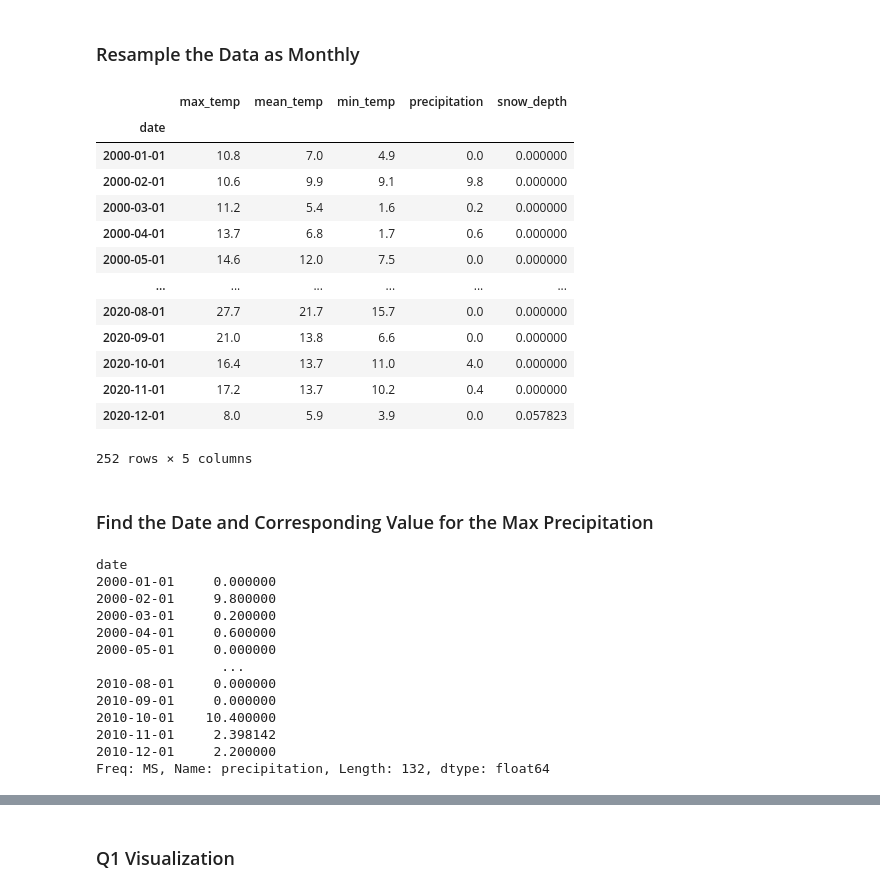
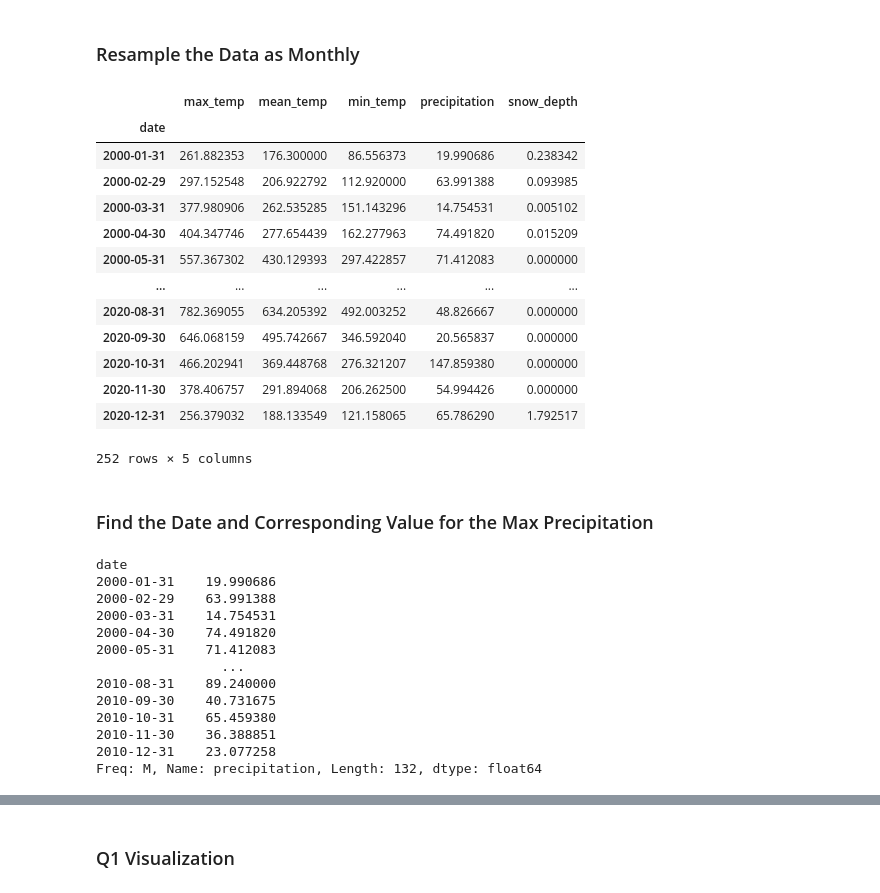
Before and after one commit to tschelli/Resampling-Datetime-Data-Core1-Wk18, a Jupyter notebook: Core 1 - Resampling.ipynb, the cells around one changed output, grey strips where cells are left out. Drawn from its saved outputs; the diff is of its cells as text; code cells hidden in the pictures.

```diff
--- a/Core 1 - Resampling.ipynb
+++ b/Core 1 - Resampling.ipynb
@@ -198,22 +198,22 @@ Note: you may want to make a temporary DataFrame that you will use to answer thi
 # %% [markdown]
 ### Resample the Data as Monthly
 # %%
-ts = df.asfreq('MS')
+ts = df.resample('M').sum()
 ts
 # %% [output]
 |  | max_temp | mean_temp | min_temp | precipitation | snow_depth |
 | date |  |  |  |  |  |
-| 2000-01-01 | 10.8 | 7.0 | 4.9 | 0.0 | 0.000000 |
-| 2000-02-01 | 10.6 | 9.9 | 9.1 | 9.8 | 0.000000 |
-| 2000-03-01 | 11.2 | 5.4 | 1.6 | 0.2 | 0.000000 |
-| 2000-04-01 | 13.7 | 6.8 | 1.7 | 0.6 | 0.000000 |
-| 2000-05-01 | 14.6 | 12.0 | 7.5 | 0.0 | 0.000000 |
+| 2000-01-31 | 261.882353 | 176.300000 | 86.556373 | 19.990686 | 0.238342 |
+| 2000-02-29 | 297.152548 | 206.922792 | 112.920000 | 63.991388 | 0.093985 |
+| 2000-03-31 | 377.980906 | 262.535285 | 151.143296 | 14.754531 | 0.005102 |
+| 2000-04-30 | 404.347746 | 277.654439 | 162.277963 | 74.491820 | 0.015209 |
+| 2000-05-31 | 557.367302 | 430.129393 | 297.422857 | 71.412083 | 0.000000 |
 | ... | ... | ... | ... | ... | ... |
-| 2020-08-01 | 27.7 | 21.7 | 15.7 | 0.0 | 0.000000 |
-| 2020-09-01 | 21.0 | 13.8 | 6.6 | 0.0 | 0.000000 |
-| 2020-10-01 | 16.4 | 13.7 | 11.0 | 4.0 | 0.000000 |
-| 2020-11-01 | 17.2 | 13.7 | 10.2 | 0.4 | 0.000000 |
-| 2020-12-01 | 8.0 | 5.9 | 3.9 | 0.0 | 0.057823 |
+| 2020-08-31 | 782.369055 | 634.205392 | 492.003252 | 48.826667 | 0.000000 |
+| 2020-09-30 | 646.068159 | 495.742667 | 346.592040 | 20.565837 | 0.000000 |
+| 2020-10-31 | 466.202941 | 369.448768 | 276.321207 | 147.859380 | 0.000000 |
+| 2020-11-30 | 378.406757 | 291.894068 | 206.262500 | 54.994426 | 0.000000 |
+| 2020-12-31 | 256.379032 | 188.133549 | 121.158065 | 65.786290 | 1.792517 |
 252 rows × 5 columns
 # %% [markdown]
 ### Find the Date and Corresponding Value for the Max Precipitation
@@ -222,18 +222,18 @@ prec_ts = ts.loc['2000':'2010', 'precipitation'].copy()
 prec_ts
 # %% [output]
 date
-2000-01-01     0.000000
-2000-02-01     9.800000
-2000-03-01     0.200000
-2000-04-01     0.600000
-2000-05-01     0.000000
+2000-01-31    19.990686
+2000-02-29    63.991388
+2000-03-31    14.754531
+2000-04-30    74.491820
+2000-05-31    71.412083
                 ...
-2010-08-01     0.000000
-2010-09-01     0.000000
-2010-10-01    10.400000
-2010-11-01     2.398142
-2010-12-01     2.200000
-Freq: MS, Name: precipitation, Length: 132, dtype: float64
+2010-08-31    89.240000
+2010-09-30    40.731675
+2010-10-31    65.459380
+2010-11-30    36.388851
+2010-12-31    23.077258
+Freq: M, Name: precipitation, Length: 132, dtype: float64
 # %%
 prec_max = prec_ts.idxmax()
 print(prec_max)
```
Also changed, not shown: parts of 7 cells of this notebook.
